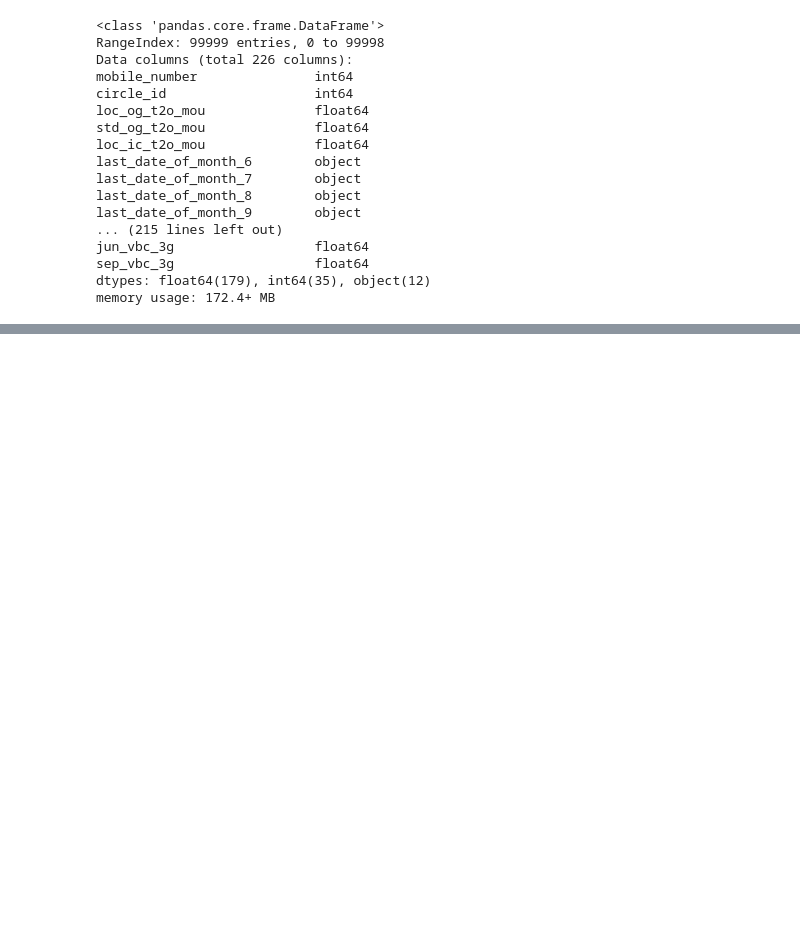
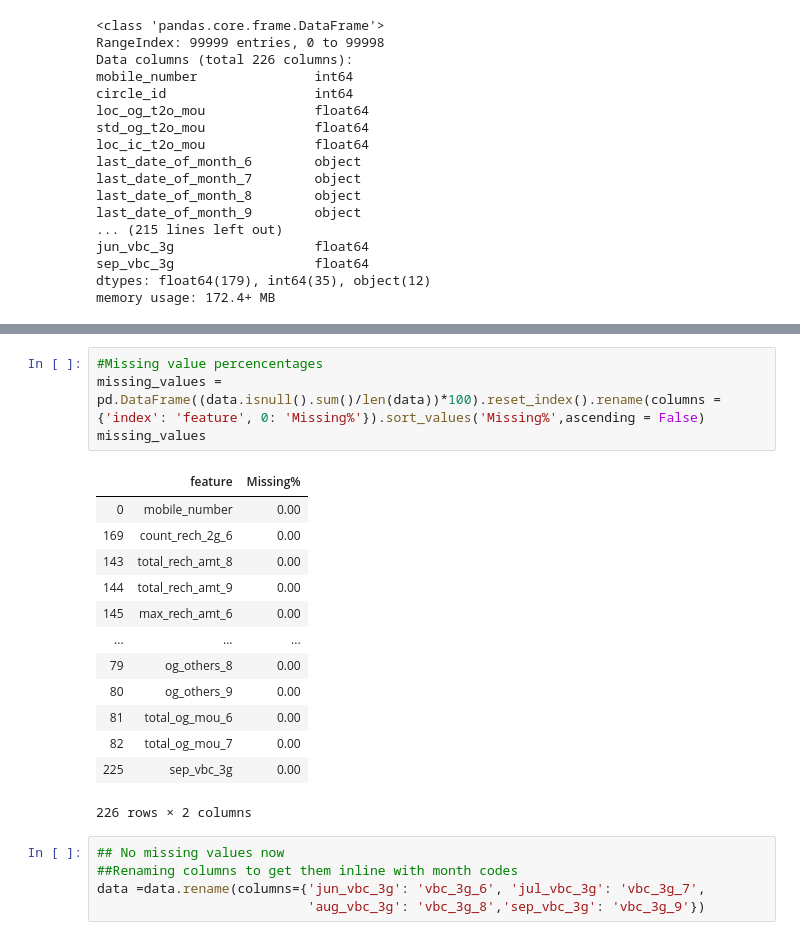
Before and after one commit to gauravsbisht/TelecomChurnCaseStudy, a Jupyter notebook: TelecomChurn_Solution.ipynb, the cells around one changed output, grey strips where cells are left out. Saved outputs shown, nothing was run; the diff lists cells and outputs as text; blank space fills up the shorter version.

```diff
--- a/TelecomChurn_Solution.ipynb
+++ b/TelecomChurn_Solution.ipynb
@@ -50,0 +91,23 @@ data.describe()
+# %%
+#Missing value percencentages
+missing_values = pd.DataFrame((data.isnull().sum()/len(data))*100).reset_index().rename(columns = {'index': 'feature', 0: 'Missing%'}).sort_values('Missing%',ascending = False)
+missing_values
+# %% [output]
+|  | feature | Missing% |
+| 0 | mobile_number | 0.00 |
+| 169 | count_rech_2g_6 | 0.00 |
+| 143 | total_rech_amt_8 | 0.00 |
+| 144 | total_rech_amt_9 | 0.00 |
+| 145 | max_rech_amt_6 | 0.00 |
+| ... | ... | ... |
+| 79 | og_others_8 | 0.00 |
+| 80 | og_others_9 | 0.00 |
+| 81 | total_og_mou_6 | 0.00 |
+| 82 | total_og_mou_7 | 0.00 |
+| 225 | sep_vbc_3g | 0.00 |
+226 rows × 2 columns
+# %%
+## No missing values now
+##Renaming columns to get them inline with month codes
+data =data.rename(columns={'jun_vbc_3g': 'vbc_3g_6', 'jul_vbc_3g': 'vbc_3g_7',
+                           'aug_vbc_3g': 'vbc_3g_8','sep_vbc_3g': 'vbc_3g_9'})
```
Also changed, not shown: parts of 15 cells of this notebook.
